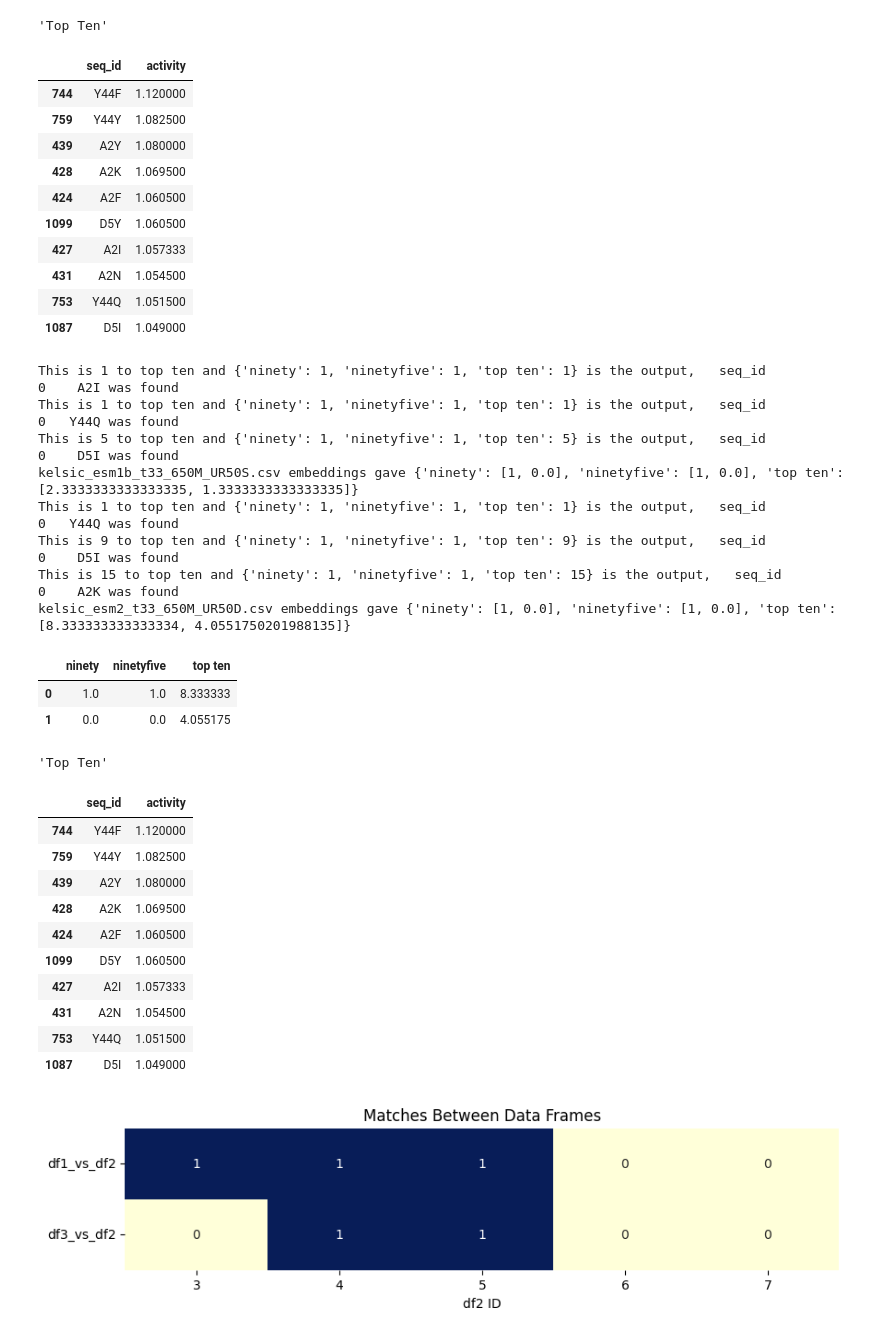
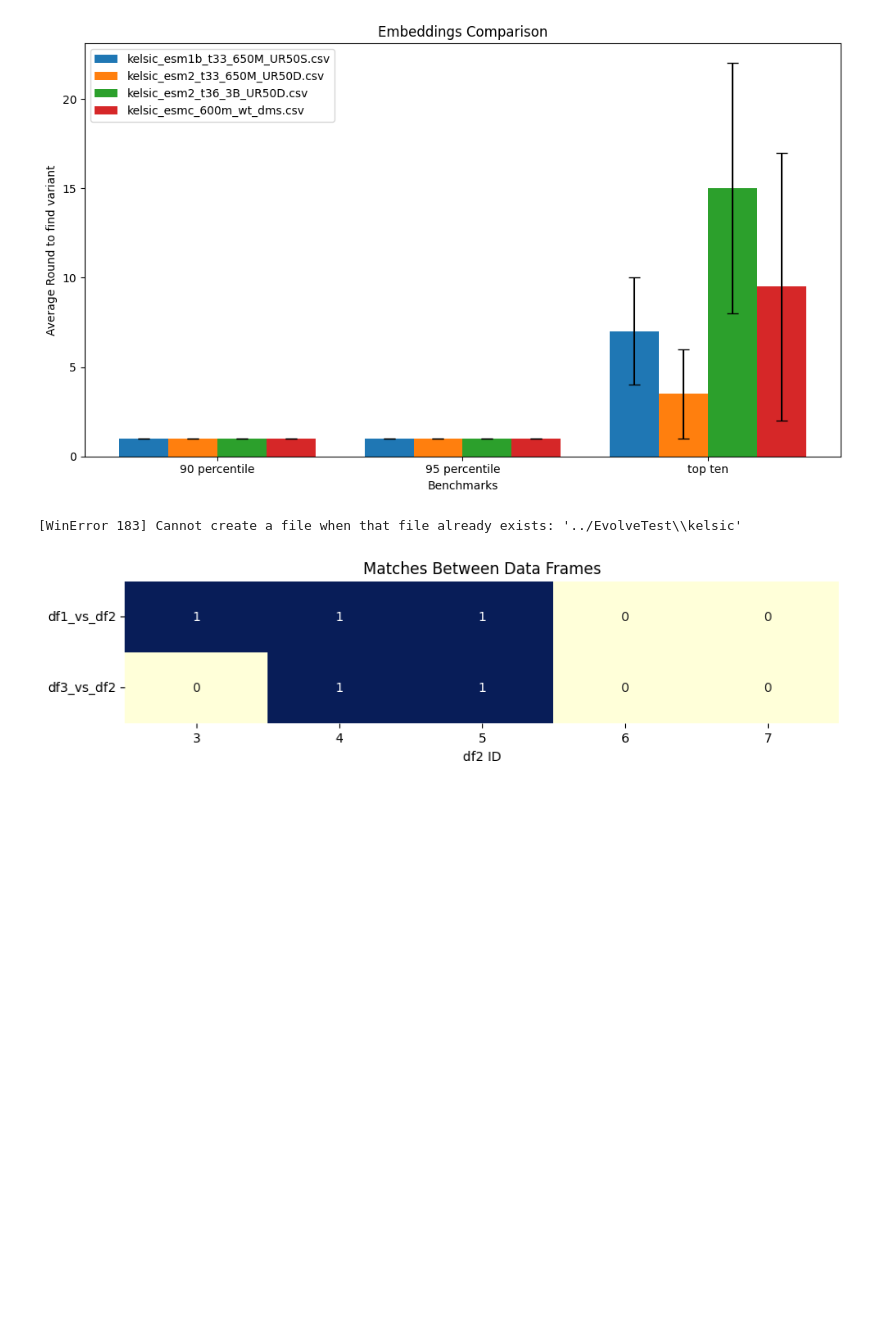
Before and after one commit to JBEI/foldy-internal, a Jupyter notebook: backend/FAFO.ipynb, the cells around one changed output. Drawn from its saved outputs; the diff is of its cells as text; code cells hidden in the pictures; blank space fills up the shorter version.

```diff
--- a/backend/FAFO.ipynb
+++ b/backend/FAFO.ipynb
@@ -7,78 +7,39 @@ randomforest = RandomForestRegressor(
         max_depth=None,
         min_samples_split=2,
         min_samples_leaf=1,
         min_weight_fraction_leaf=0.0,
         max_features=1.0,
         max_leaf_nodes=None,
         min_impurity_decrease=0.0,
         bootstrap=True,
         oob_score=False,
         n_jobs=None,
         random_state=1,
         verbose=0,
         warm_start=False,
         ccp_alpha=0.0,
         max_samples=None,
     )
 
 wt_aa_seq = 'MAKEDNIEMQGTVLETLPNTMFRVELENGHVVTAHISGKMRKNYIRILTGDKVTVELTPYDLSKGRIVFRSR'
 dataset = 'kelsic'
 exp_activity_file_path = r'..\EvolveTest\Kelsic_Data_foldy.xlsx'
 embeddings_dir = '../EvolveTest'
 embeddings_paths = [
     'kelsic_esm1b_t33_650M_UR50S.csv',
     'kelsic_esm2_t33_650M_UR50D.csv',
-    #'kelsic_esm2_t36_3B_UR50D.csv',
-    #'kelsic_esmc_600m_wt_dms.csv'
+    'kelsic_esm2_t36_3B_UR50D.csv',
+    'kelsic_esmc_600m_wt_dms.csv'
 ]
 model_type = randomforest
-rounds_evo = 3
-num_var = 20
+rounds_evo = 2
+num_var = 12
 
 
 digivolve(wt_aa_seq,dataset,exp_activity_file_path,embeddings_dir, embeddings_paths,num_var,rounds_evo,model_type)
 # %% [output]
+[figure, added]
-'Top Ten'
+[WinError 183] Cannot create a file when that file already exists: '../EvolveTest\\kelsic'
-|  | seq_id | activity |
-| 744 | Y44F | 1.120000 |
-| 759 | Y44Y | 1.082500 |
-| 439 | A2Y | 1.080000 |
-| 428 | A2K | 1.069500 |
-| 424 | A2F | 1.060500 |
-| 1099 | D5Y | 1.060500 |
-| 427 | A2I | 1.057333 |
-| 431 | A2N | 1.054500 |
-| 753 | Y44Q | 1.051500 |
-| 1087 | D5I | 1.049000 |
-This is 1 to top ten and {'ninety': 1, 'ninetyfive': 1, 'top ten': 1} is the output,   seq_id
-0    A2I was found
-This is 1 to top ten and {'ninety': 1, 'ninetyfive': 1, 'top ten': 1} is the output,   seq_id
-0   Y44Q was found
-This is 5 to top ten and {'ninety': 1, 'ninetyfive': 1, 'top ten': 5} is the output,   seq_id
-0    D5I was found
-kelsic_esm1b_t33_650M_UR50S.csv embeddings gave {'ninety': [1, 0.0], 'ninetyfive': [1, 0.0], 'top ten': [2.3333333333333335, 1.3333333333333335]}
-This is 1 to top ten and {'ninety': 1, 'ninetyfive': 1, 'top ten': 1} is the output,   seq_id
-0   Y44Q was found
-This is 9 to top ten and {'ninety': 1, 'ninetyfive': 1, 'top ten': 9} is the output,   seq_id
-0    D5I was found
-This is 15 to top ten and {'ninety': 1, 'ninetyfive': 1, 'top ten': 15} is the output,   seq_id
-0    A2K was found
-kelsic_esm2_t33_650M_UR50D.csv embeddings gave {'ninety': [1, 0.0], 'ninetyfive': [1, 0.0], 'top ten': [8.333333333333334, 4.0551750201988135]}
-|  | ninety | ninetyfive | top ten |
-| 0 | 1.0 | 1.0 | 8.333333 |
-| 1 | 0.0 | 0.0 | 4.055175 |
-'Top Ten'
-|  | seq_id | activity |
-| 744 | Y44F | 1.120000 |
-| 759 | Y44Y | 1.082500 |
-| 439 | A2Y | 1.080000 |
-| 428 | A2K | 1.069500 |
-| 424 | A2F | 1.060500 |
-| 1099 | D5Y | 1.060500 |
-| 427 | A2I | 1.057333 |
-| 431 | A2N | 1.054500 |
-| 753 | Y44Q | 1.051500 |
-| 1087 | D5I | 1.049000 |
 # %%
 import pandas as pd
 import seaborn as sns
```
Also changed, not shown: 5 other files.
